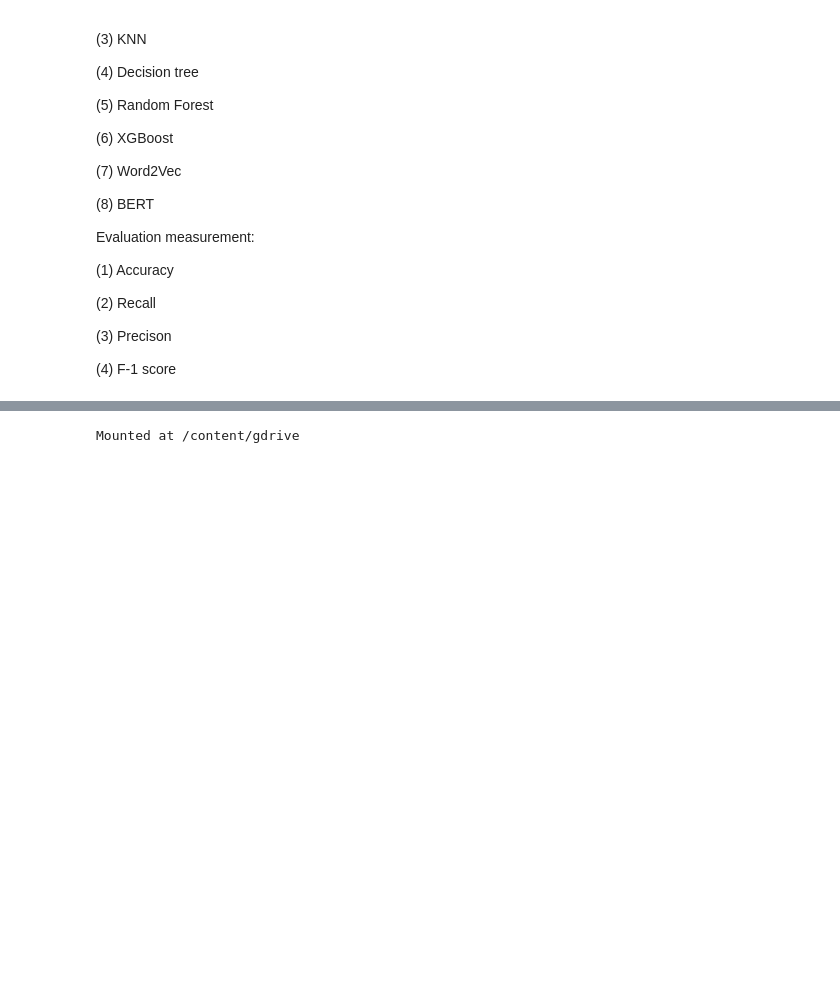
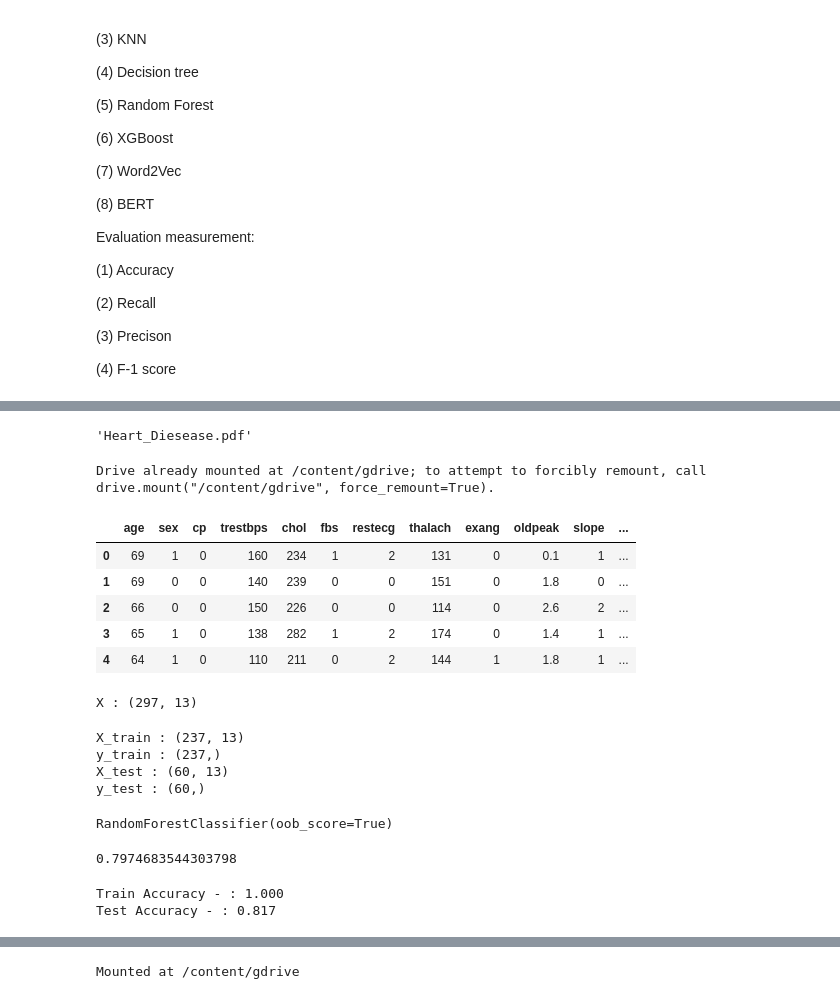
Before and after one commit to MahithaPoduvu/Mahitha_INFO5731_-Spring2023, a Jupyter notebook: In_class_exercise_05_04182023.ipynb, the cells around one changed output, grey strips where cells are left out. Drawn from its saved outputs; the diff is of its cells as text; code cells hidden in the pictures; blank space fills up the shorter version.

```diff
--- a/In_class_exercise_05_04182023.ipynb
+++ b/In_class_exercise_05_04182023.ipynb
@@ -36,0 +116,60 @@ Evaluation measurement:
+# %%
+dot_data = export_graphviz(DT_Model, out_file=None,
+                      feature_names=X.columns,
+                      class_names=['Yes','No'],
+                      filled=True, rounded=True,
+                      special_characters=True)
+graph = graphviz.Source(dot_data)
+graph.render("Heart_Diesease")
+# %% [output]
+'Heart_Diesease.pdf'
+# %%
+#Random Forest
+import pandas as pd
+#  to load data
+from google.colab import drive
+drive.mount('/content/gdrive')
+data = pd.read_csv('/content/gdrive/MyDrive/heart_cleveland_upload.csv')
+data.head()
+# %% [output]
+Drive already mounted at /content/gdrive; to attempt to forcibly remount, call drive.mount("/content/gdrive", force_remount=True).
+|  | age | sex | cp | trestbps | chol | fbs | restecg | thalach | exang | oldpeak | slope | ... |
+| 0 | 69 | 1 | 0 | 160 | 234 | 1 | 2 | 131 | 0 | 0.1 | 1 | ... |
+| 1 | 69 | 0 | 0 | 140 | 239 | 0 | 0 | 151 | 0 | 1.8 | 0 | ... |
+| 2 | 66 | 0 | 0 | 150 | 226 | 0 | 0 | 114 | 0 | 2.6 | 2 | ... |
+| 3 | 65 | 1 | 0 | 138 | 282 | 1 | 2 | 174 | 0 | 1.4 | 1 | ... |
+| 4 | 64 | 1 | 0 | 110 | 211 | 0 | 2 | 144 | 1 | 1.8 | 1 | ... |
+# %%
+y = data['condition']
+X = data.drop(['condition'], axis = 1)
+print(f'X : {X.shape}')
+# %% [output]
+X : (297, 13)
+# %%
+from sklearn.model_selection import train_test_split
+X_train, X_test, y_train, y_test = train_test_split(X, y, test_size=0.20, random_state=101)
+print(f'X_train : {X_train.shape}')
+print(f'y_train : {y_train.shape}')
+print(f'X_test : {X_test.shape}')
+print(f'y_test : {y_test.shape}')
+# %% [output]
+X_train : (237, 13)
+y_train : (237,)
+X_test : (60, 13)
+y_test : (60,)
+# %%
+from sklearn.ensemble import RandomForestClassifier
+rf_Model = RandomForestClassifier(oob_score=True)
+rf_Model.fit(X_train,y_train)
+# %% [output]
+RandomForestClassifier(oob_score=True)
+# %%
+rf_Model.oob_score_
+# %% [output]
+0.7974683544303798
+# %%
+print (f'Train Accuracy - : {rf_Model.score(X_train,y_train):.3f}')
+print (f'Test Accuracy - : {rf_Model.score(X_test,y_test):.3f}')
+# %% [output]
+Train Accuracy - : 1.000
+Test Accuracy - : 0.817
```
Also changed, not shown: parts of 14 cells of this notebook.
